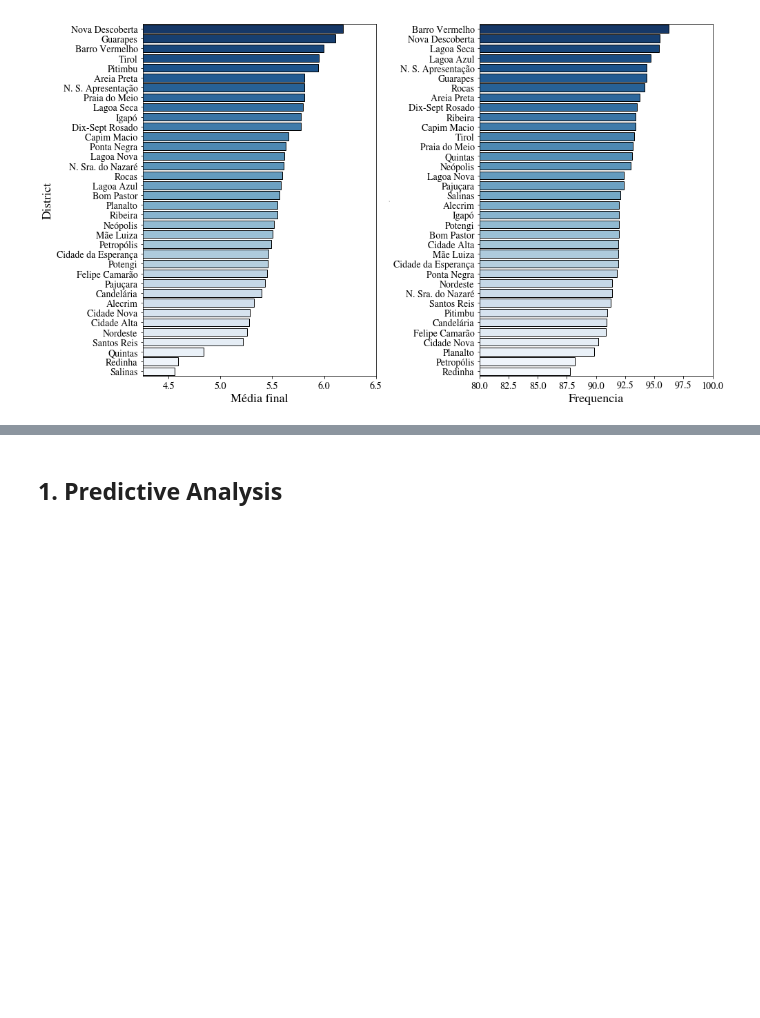
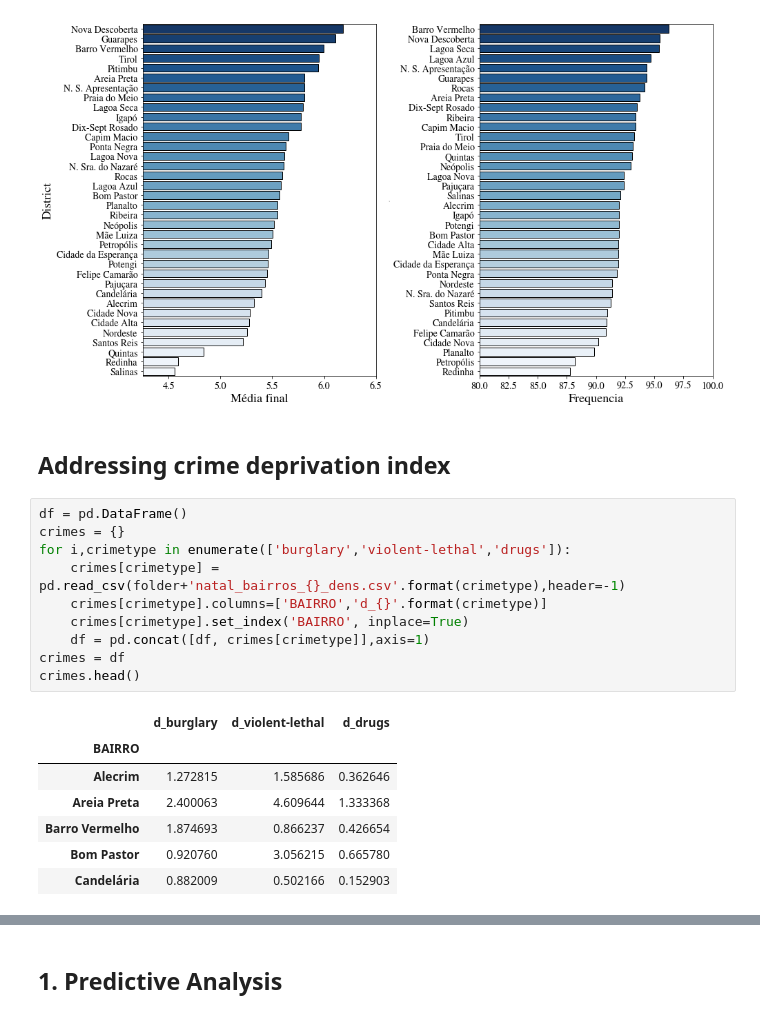
Before and after one commit to adaj/educational-analytics, a Jupyter notebook: EDA.ipynb, the cells around one changed output, grey strips where cells are left out. Cells and saved outputs as stored; diff of their text form; blank space fills up the shorter version.

```diff
--- a/EDA.ipynb
+++ b/EDA.ipynb
@@ -144,3 +144,23 @@ plt.tight_layout()
 plt.savefig(folder+'../plots/stats_bairro.pdf',dpi=200)
 # %% [output]
 [figure]
+# %% [markdown]
+## Addressing crime deprivation index
+# %%
+df = pd.DataFrame()
+crimes = {}
+for i,crimetype in enumerate(['burglary','violent-lethal','drugs']):
+    crimes[crimetype] = pd.read_csv(folder+'natal_bairros_{}_dens.csv'.format(crimetype),header=-1)
+    crimes[crimetype].columns=['BAIRRO','d_{}'.format(crimetype)]
+    crimes[crimetype].set_index('BAIRRO', inplace=True)
+    df = pd.concat([df, crimes[crimetype]],axis=1)
+crimes = df
+crimes.head()
+# %% [output]
+|  | d_burglary | d_violent-lethal | d_drugs |
+| BAIRRO |  |  |  |
+| Alecrim | 1.272815 | 1.585686 | 0.362646 |
+| Areia Preta | 2.400063 | 4.609644 | 1.333368 |
+| Barro Vermelho | 1.874693 | 0.866237 | 0.426654 |
+| Bom Pastor | 0.920760 | 3.056215 | 0.665780 |
+| Candelária | 0.882009 | 0.502166 | 0.152903 |
```
Also changed, not shown: parts of 9 cells of this notebook, 11 other files.
